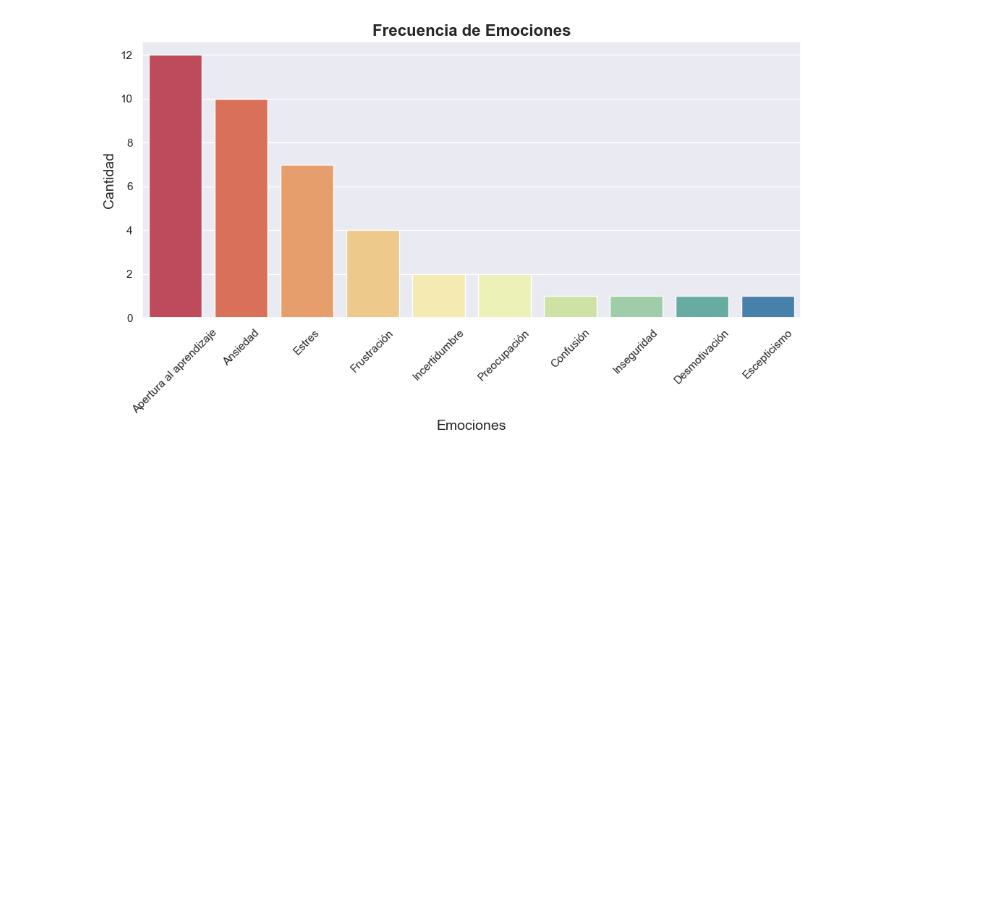
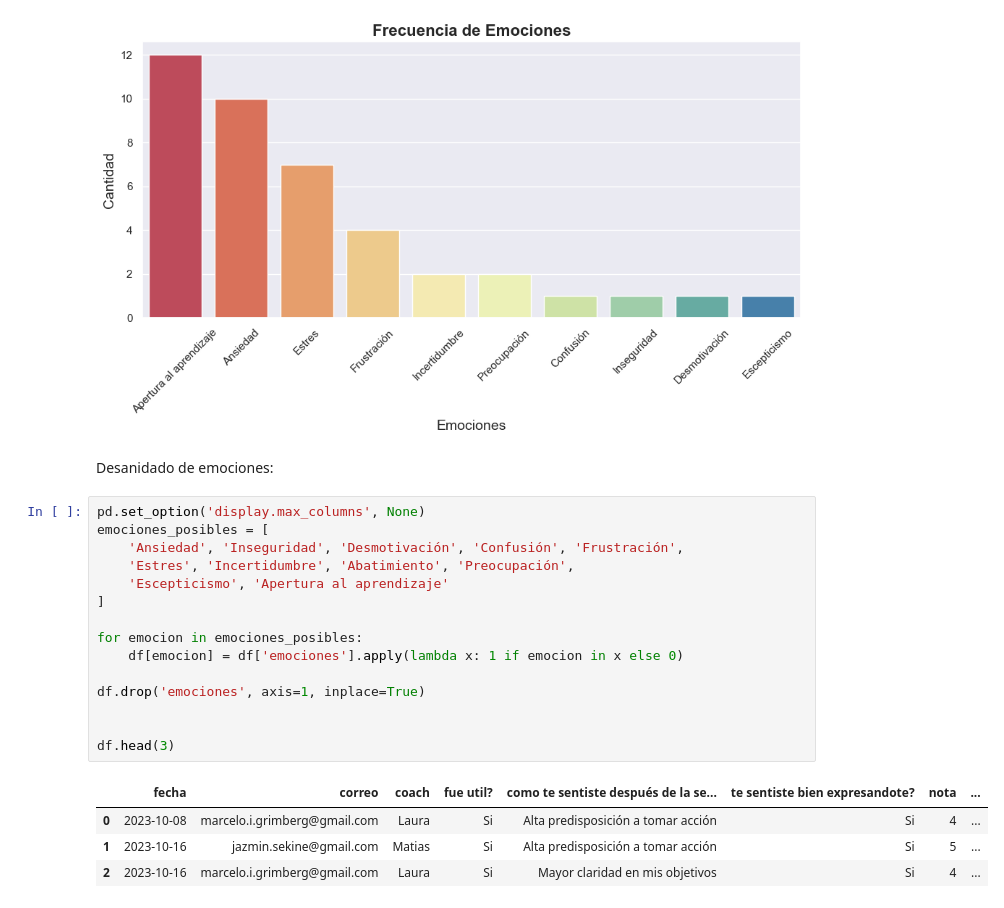
Before and after one commit to federicopiparo/Coach-de-Lideres, a Jupyter notebook: EDA.ipynb, the cells around one changed output. Saved outputs shown, nothing was run; the diff lists cells and outputs as text; blank space fills up the shorter version.

```diff
--- a/EDA.ipynb
+++ b/EDA.ipynb
@@ -59,3 +59,25 @@ Passing `palette` without assigning `hue` is deprecated and will be removed in v
 
   barplot = sns.barplot(x='Emoción', y='Cantidad', data=conteo_emociones, palette='Spectral')
 [figure]
+# %% [markdown]
+Desanidado de emociones:
+# %%
+pd.set_option('display.max_columns', None)
+emociones_posibles = [
+    'Ansiedad', 'Inseguridad', 'Desmotivación', 'Confusión', 'Frustración',
+    'Estres', 'Incertidumbre', 'Abatimiento', 'Preocupación',
+    'Escepticismo', 'Apertura al aprendizaje'
+]
+
+for emocion in emociones_posibles:
+    df[emocion] = df['emociones'].apply(lambda x: 1 if emocion in x else 0)
+
+df.drop('emociones', axis=1, inplace=True)
+
+
+df.head(3)
+# %% [output]
+|  | fecha | correo | coach | fue util? | como te sentiste después de la se... | te sentiste bien expresandote? | nota | ... |
+| 0 | 2023-10-08 | marcelo.i.grimberg@gmail.com | Laura | Si | Alta predisposición a tomar acción | Si | 4 | ... |
+| 1 | 2023-10-16 | jazmin.sekine@gmail.com | Matias | Si | Alta predisposición a tomar acción | Si | 5 | ... |
+| 2 | 2023-10-16 | marcelo.i.grimberg@gmail.com | Laura | Si | Mayor claridad en mis objetivos | Si | 4 | ... |
```
